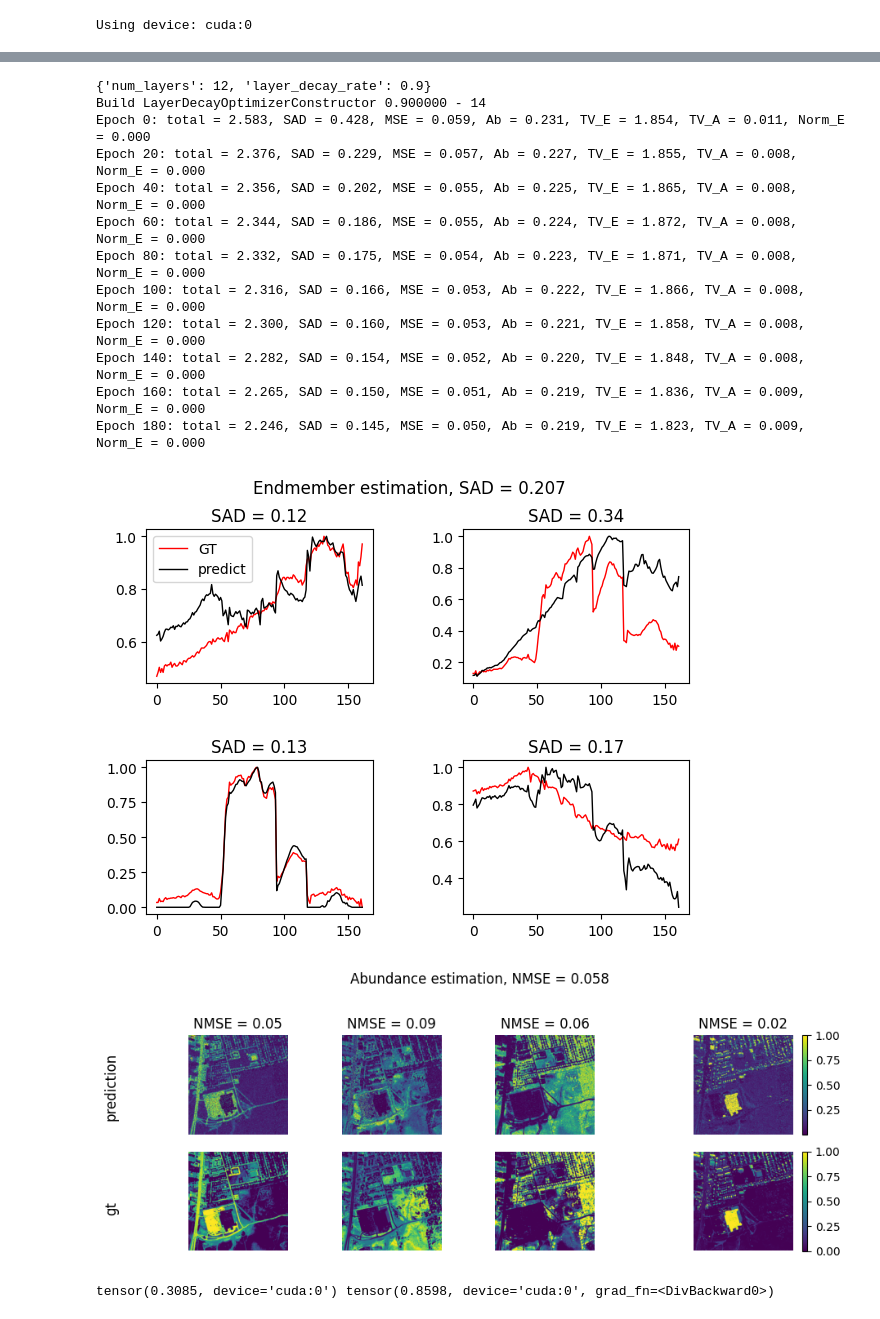
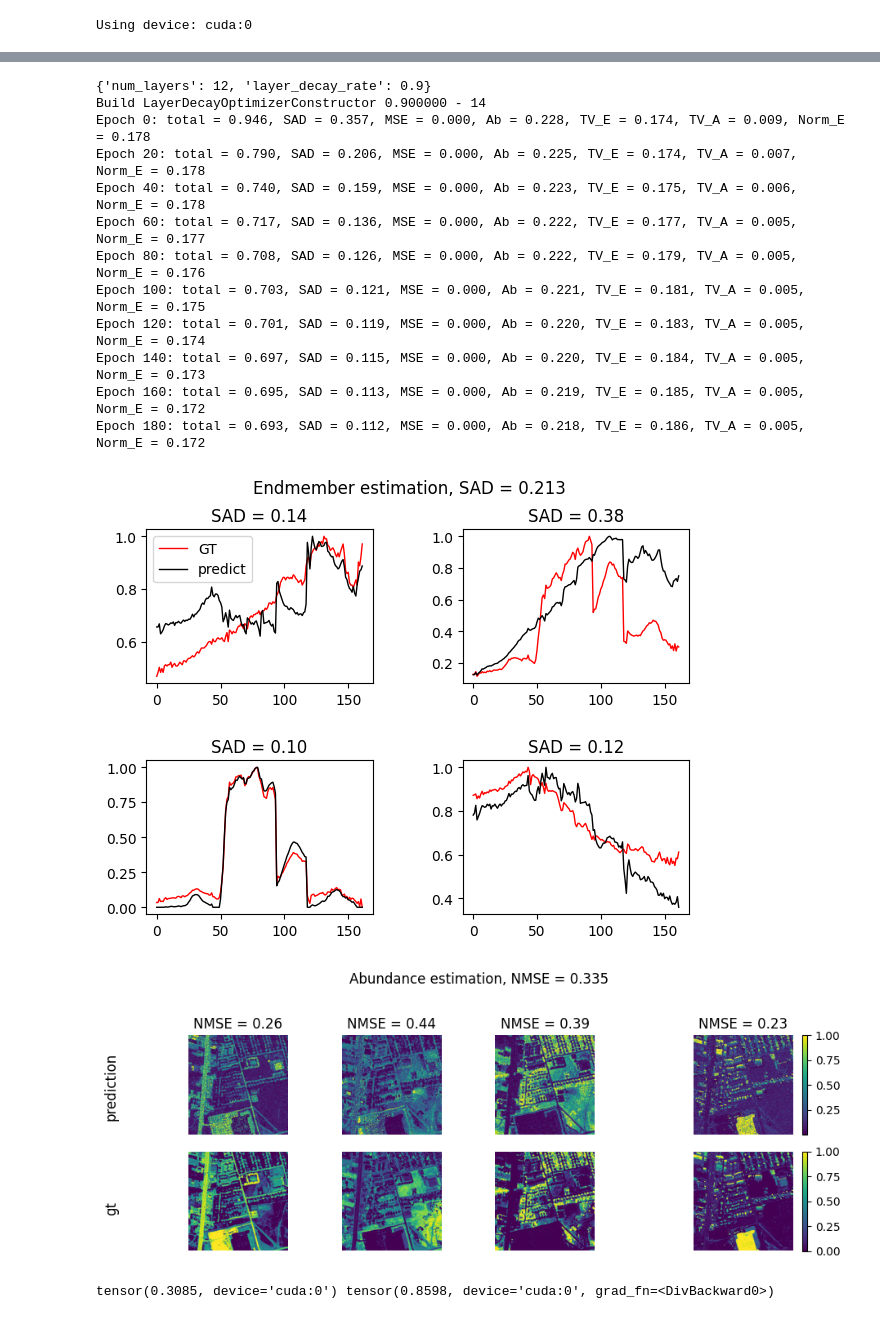
Before and after one commit to edabier/SS-HSU_benchmark, a Jupyter notebook: testing_models.ipynb, the cells around one changed output, grey strips where cells are left out. Saved outputs shown, nothing was run; the diff lists cells and outputs as text; code cells hidden in the pictures.

```diff
--- a/testing_models.ipynb
+++ b/testing_models.ipynb
@@ -62,7 +61,7 @@ else:
 n_features  = 1
 use_cls     = False
 extend_cls  = False
-fm_name     = "HyperSIGMA"
+fm_name     = "DOFA"
 n_features  = 4 if fm_name == "HyperSIGMA" else n_features
 patch_size  = 16
 
@@ -73,7 +72,7 @@ if fm_name == "DOFA":
     else:
         new_H = 224
     Y = Y[:,:,:224, :224]
-    fm = rsfm.create_fm(fm_name, Y, n_features=n_features, use_cls=use_cls, extend_cls=extend_cls, path=global_path)
+    fm = rsfm.create_fm(fm_name, Y, n_features=n_features, use_cls=use_cls, extend_cls=extend_cls)
     features = rsfm.get_dofa_features(fm, Y, wavelengths)
     if use_cls:
         D = features.shape[-1]
@@ -93,7 +92,7 @@ elif fm_name == "HyperFree":
     D = features.shape[0]
 
 elif fm_name == "HyperSIGMA":
-    fm = rsfm.create_fm(fm_name, Y, c, path=global_path)
+    fm = rsfm.create_fm(fm_name, Y, c)
     features = rsfm.get_hypersigma_features(fm, Y)
     D = int(features.shape[1]/n_features)
     new_H = H
@@ -175,7 +172,7 @@ decoder.decoder.weight :  0.65 k params
 # W_ab, W_mse, W_tv_e, W_tv_a, W_e = 0.5, 1e-4, 1e-3, 1e-7, 1e-3#0.5, 1e-7, 1e-2, 1e-7, 0
 # %%
 train_losses, sad_losses, ab_losses, tv_e_losses, tv_a_losses, mse_losses = [], [], [], [], [], []
-loader, _, _ = utils.create_dataloader(dataset, patch_size=H, dev=dev, path=global_path+"/SS-HSU_benchmark/datasets/")
+loader, _, _ = utils.create_dataloader(dataset, patch_size=H, dev=dev)
 
 epochs, lr = 200, 0.001
 
@@ -207,7 +204,7 @@ for epoch in range(epochs):
 
         Yn = utils.sum_to_one(Y)
         W_ab, W_mse, W_tv_e, W_tv_a, W_e = 0.5, 1e-4, 1e-3, 1e-7, 1e-3 #0.5, 0.2, 1e-2, 1e-7, 0
-        loss, loss_sad, loss_ab, loss_tv_e, loss_tv_a, loss_mse, loss_norm_e = model.loss(Yn, Y_hat, A_hat, E_hat, 1, W_ab, W_tv_e, W_tv_a, W_mse, W_e, hypersigma=True)
+        loss, loss_sad, loss_ab, loss_tv_e, loss_tv_a, loss_mse, loss_norm_e = model.loss(Y, Y_hat, A_hat, E_hat, 1, W_ab, W_tv_e, W_tv_a, W_mse, W_e, hypersigma=False)
         # loss, loss_sad, loss_ab, loss_tv_e, loss_tv_a, loss_mse, loss_norm_e = model.loss(Y, Y_hat, A_hat, E_hat, hypersigma=True)
         train_loss += loss.item()
         sad_loss += loss_sad.item()
@@ -228,46 +225,46 @@ for epoch in range(epochs):
         break
 
     train_loss /= len(loader)
     sad_loss /= len(loader)
     ab_loss /= len(loader)
     tv_e_loss /= len(loader)
     tv_a_loss /= len(loader)
     mse_loss /= len(loader)
     train_losses.append(train_loss)
     sad_losses.append(sad_loss)
     ab_losses.append(ab_loss)
     tv_e_losses.append(tv_e_loss)
     tv_a_losses.append(tv_a_loss)
     mse_losses.append(mse_loss)
 
 if fm_name == "DOFA" or fm_name == "HyperFree" or fm_name == "SpecViT":
     _, A, features = rsfm.extract_f(fm_name, fm, Y_init, A, new_H, wavelengths, use_cls)
     E_hat1, A_hat1, Y_hat1 = model(features)
 
 else:
     new_H = H
     if Y_init.shape[-1] < new_H:
         Y_init = F.interpolate(Y_init, size=(new_H,new_H))
         A = F.interpolate(A, size=(new_H, new_H))
     E_hat1, A_hat1, Y_hat1 = rsfm.unmix_full_image_hypersigma(Y_init, model, fm, c, patch_size=patch_size, use_bn=True)
 
-sad, mse = utils.plot_results(E_hat1, A_hat1, A, E, normalize_E=True, normalize_A=True, return_results=True, hypersigma=True)
+sad, mse = utils.plot_results(E_hat1, A_hat1, A, E, normalize_E=True, normalize_A=True, return_results=True, hypersigma=False)
 # fig = utils.plot_losses(train_losses, sad_losses, ab_losses, tv_e_losses, mse_losses)
 # %% [output]
 {'num_layers': 12, 'layer_decay_rate': 0.9}
 Build LayerDecayOptimizerConstructor 0.900000 - 14
-Epoch 0: total = 2.583, SAD = 0.428, MSE = 0.059, Ab = 0.231, TV_E = 1.854, TV_A = 0.011, Norm_E = 0.000
-Epoch 20: total = 2.376, SAD = 0.229, MSE = 0.057, Ab = 0.227, TV_E = 1.855, TV_A = 0.008, Norm_E = 0.000
-Epoch 40: total = 2.356, SAD = 0.202, MSE = 0.055, Ab = 0.225, TV_E = 1.865, TV_A = 0.008, Norm_E = 0.000
-Epoch 60: total = 2.344, SAD = 0.186, MSE = 0.055, Ab = 0.224, TV_E = 1.872, TV_A = 0.008, Norm_E = 0.000
-Epoch 80: total = 2.332, SAD = 0.175, MSE = 0.054, Ab = 0.223, TV_E = 1.871, TV_A = 0.008, Norm_E = 0.000
-Epoch 100: total = 2.316, SAD = 0.166, MSE = 0.053, Ab = 0.222, TV_E = 1.866, TV_A = 0.008, Norm_E = 0.000
-Epoch 120: total = 2.300, SAD = 0.160, MSE = 0.053, Ab = 0.221, TV_E = 1.858, TV_A = 0.008, Norm_E = 0.000
-Epoch 140: total = 2.282, SAD = 0.154, MSE = 0.052, Ab = 0.220, TV_E = 1.848, TV_A = 0.008, Norm_E = 0.000
-Epoch 160: total = 2.265, SAD = 0.150, MSE = 0.051, Ab = 0.219, TV_E = 1.836, TV_A = 0.009, Norm_E = 0.000
-Epoch 180: total = 2.246, SAD = 0.145, MSE = 0.050, Ab = 0.219, TV_E = 1.823, TV_A = 0.009, Norm_E = 0.000
+Epoch 0: total = 0.946, SAD = 0.357, MSE = 0.000, Ab = 0.228, TV_E = 0.174, TV_A = 0.009, Norm_E = 0.178
+Epoch 20: total = 0.790, SAD = 0.206, MSE = 0.000, Ab = 0.225, TV_E = 0.174, TV_A = 0.007, Norm_E = 0.178
+Epoch 40: total = 0.740, SAD = 0.159, MSE = 0.000, Ab = 0.223, TV_E = 0.175, TV_A = 0.006, Norm_E = 0.178
+Epoch 60: total = 0.717, SAD = 0.136, MSE = 0.000, Ab = 0.222, TV_E = 0.177, TV_A = 0.005, Norm_E = 0.177
+Epoch 80: total = 0.708, SAD = 0.126, MSE = 0.000, Ab = 0.222, TV_E = 0.179, TV_A = 0.005, Norm_E = 0.176
+Epoch 100: total = 0.703, SAD = 0.121, MSE = 0.000, Ab = 0.221, TV_E = 0.181, TV_A = 0.005, Norm_E = 0.175
+Epoch 120: total = 0.701, SAD = 0.119, MSE = 0.000, Ab = 0.220, TV_E = 0.183, TV_A = 0.005, Norm_E = 0.174
+Epoch 140: total = 0.697, SAD = 0.115, MSE = 0.000, Ab = 0.220, TV_E = 0.184, TV_A = 0.005, Norm_E = 0.173
+Epoch 160: total = 0.695, SAD = 0.113, MSE = 0.000, Ab = 0.219, TV_E = 0.185, TV_A = 0.005, Norm_E = 0.172
+Epoch 180: total = 0.693, SAD = 0.112, MSE = 0.000, Ab = 0.218, TV_E = 0.186, TV_A = 0.005, Norm_E = 0.172
-[figure, old version]
+[figure, new version]
-[figure, old version]
+[figure, new version]
 # %%
 if fm_name == "DOFA" or fm_name == "HyperFree" or fm_name == "SpecViT":
     _, A, features = rsfm.extract_f(fm_name, fm, Y_init, A, new_H, wavelengths, use_cls)
```
Also changed, not shown: parts of 4 cells of this notebook, 3 other files.
